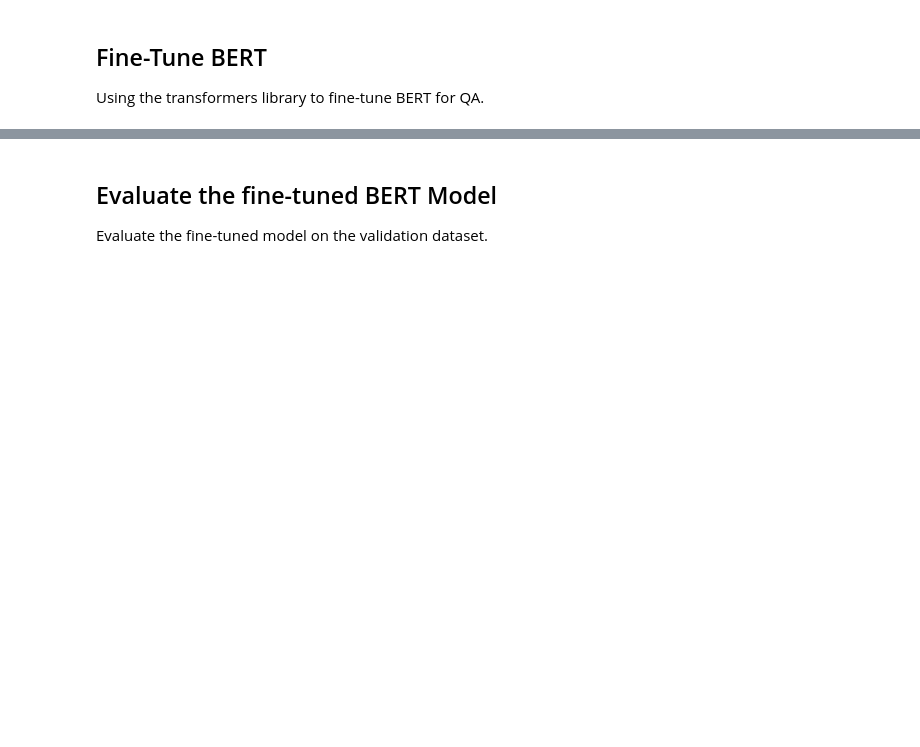
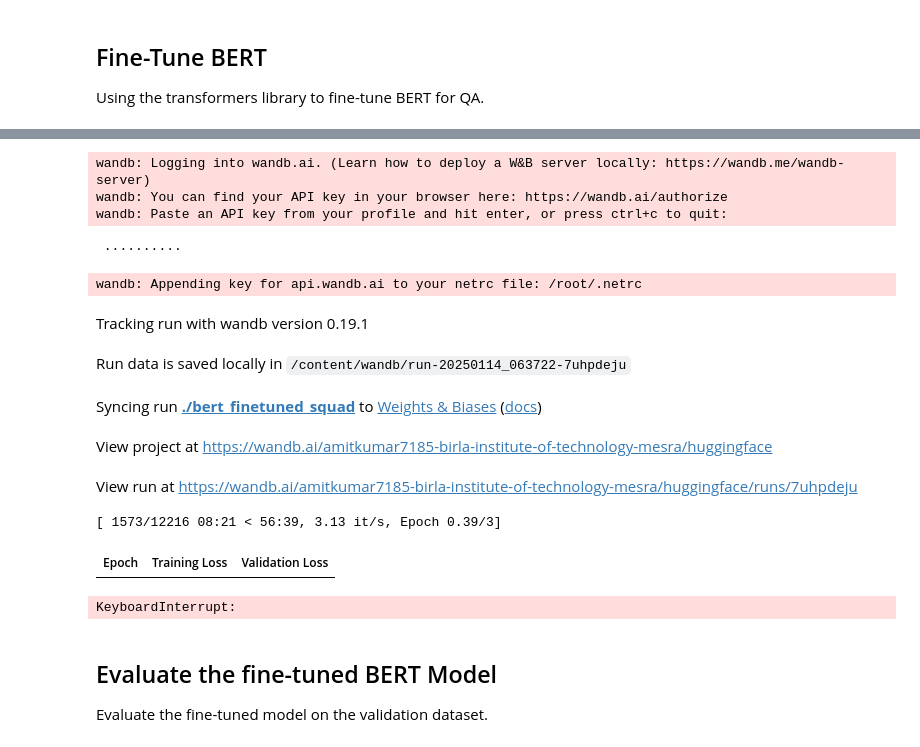
Before and after one commit to amitkumar7185-ctrl/NLPA, a Jupyter notebook: Consolidated_NLP_Application_Group_105 (1).ipynb, the cells around one changed output, grey strips where cells are left out. Cells and saved outputs as stored; diff of their text form; code cells hidden in the pictures; blank space fills up the shorter version.

```diff
--- a/Consolidated_NLP_Application_Group_105 (1).ipynb
+++ b/Consolidated_NLP_Application_Group_105 (1).ipynb
@@ -364,4 +376,5 @@ trainer = Trainer(
 )
 # %%
 # Train the model
-#trainer.train()
+trainer.train()
+# %% [output]
@@ -368,3 +384,16 @@ trainer = Trainer(
+wandb: Logging into wandb.ai. (Learn how to deploy a W&B server locally: https://wandb.me/wandb-server)
+wandb: You can find your API key in your browser here: https://wandb.ai/authorize
+wandb: Paste an API key from your profile and hit enter, or press ctrl+c to quit:
+ ··········
+wandb: Appending key for api.wandb.ai to your netrc file: /root/.netrc
+Tracking run with wandb version 0.19.1
+Run data is saved locally in /content/wandb/run-20250114_063722-7uhpdeju
+Syncing run ./bert_finetuned_squad to Weights & Biases (docs)
+View project at https://wandb.ai/amitkumar7185-birla-institute-of-technology-mesra/huggingface
+View run at https://wandb.ai/amitkumar7185-birla-institute-of-technology-mesra/huggingface/runs/7uhpdeju
+[ 1573/12216 08:21 < 56:39, 3.13 it/s, Epoch 0.39/3]
+| Epoch | Training Loss | Validation Loss |
+KeyboardInterrupt:
 # %% [markdown]
 ## Evaluate the fine-tuned BERT Model
 Evaluate the fine-tuned model on the validation dataset.
```
Also changed, not shown: parts of 20 cells of this notebook.
